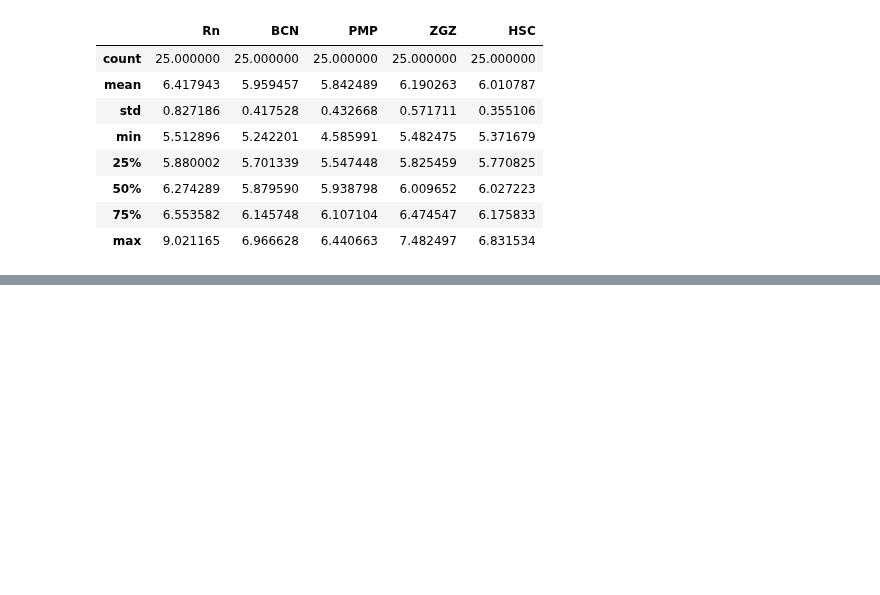
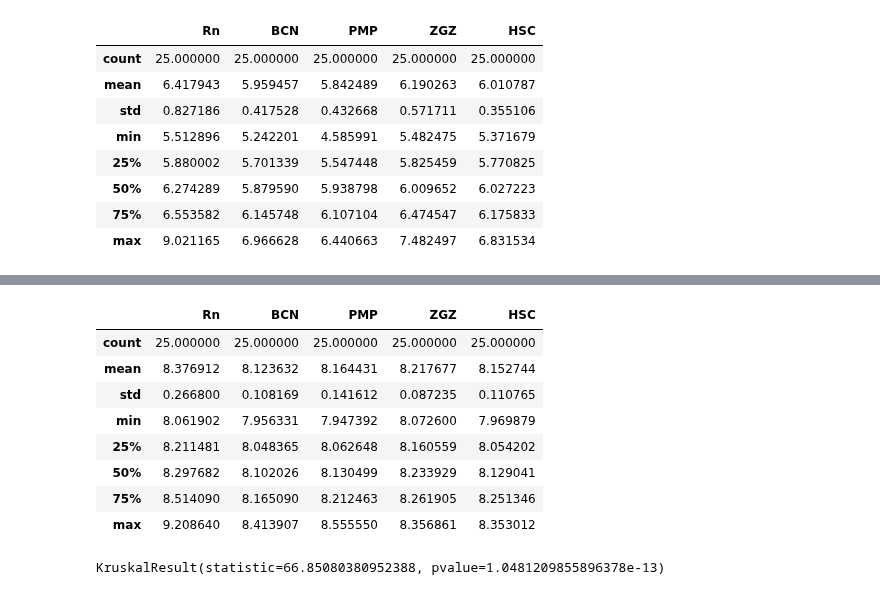
Before and after one commit to TsspGit/Rn_Time_Series, a Jupyter notebook: AEMET/Codes_Daily/Statistical_Analysis.ipynb, the cells around one changed output, grey strips where cells are left out. Cells and saved outputs as stored; diff of their text form; code cells hidden in the pictures; blank space fills up the shorter version.

```diff
--- a/AEMET/Codes_Daily/Statistical_Analysis.ipynb
+++ b/AEMET/Codes_Daily/Statistical_Analysis.ipynb
@@ -235,0 +215,17 @@ ErrorToCSV(EAMRn, EAM_BCN, EAM_PMP, EAM_ZGZ, EAM_HSC, nFw=9)
+# %%
+DF8_Fw.describe()
+# %% [output]
+|  | Rn | BCN | PMP | ZGZ | HSC |
+| count | 25.000000 | 25.000000 | 25.000000 | 25.000000 | 25.000000 |
+| mean | 8.376912 | 8.123632 | 8.164431 | 8.217677 | 8.152744 |
+| std | 0.266800 | 0.108169 | 0.141612 | 0.087235 | 0.110765 |
+| min | 8.061902 | 7.956331 | 7.947392 | 8.072600 | 7.969879 |
+| 25% | 8.211481 | 8.048365 | 8.062648 | 8.160559 | 8.054202 |
+| 50% | 8.297682 | 8.102026 | 8.130499 | 8.233929 | 8.129041 |
+| 75% | 8.514090 | 8.165090 | 8.212463 | 8.261905 | 8.251346 |
+| max | 9.208640 | 8.413907 | 8.555550 | 8.356861 | 8.353012 |
+# %%
+kruskalwallis(DF1_Fw['Rn'].values, DF8_Fw['BCN'].values, DF8_Fw['PMP'].values, DF8_Fw['ZGZ'].values,
+              DF8_Fw['HSC'].values)
+# %% [output]
+KruskalResult(statistic=66.85080380952388, pvalue=1.0481209855896378e-13)
```
Also changed, not shown: parts of 15 cells of this notebook, 3 other files.
